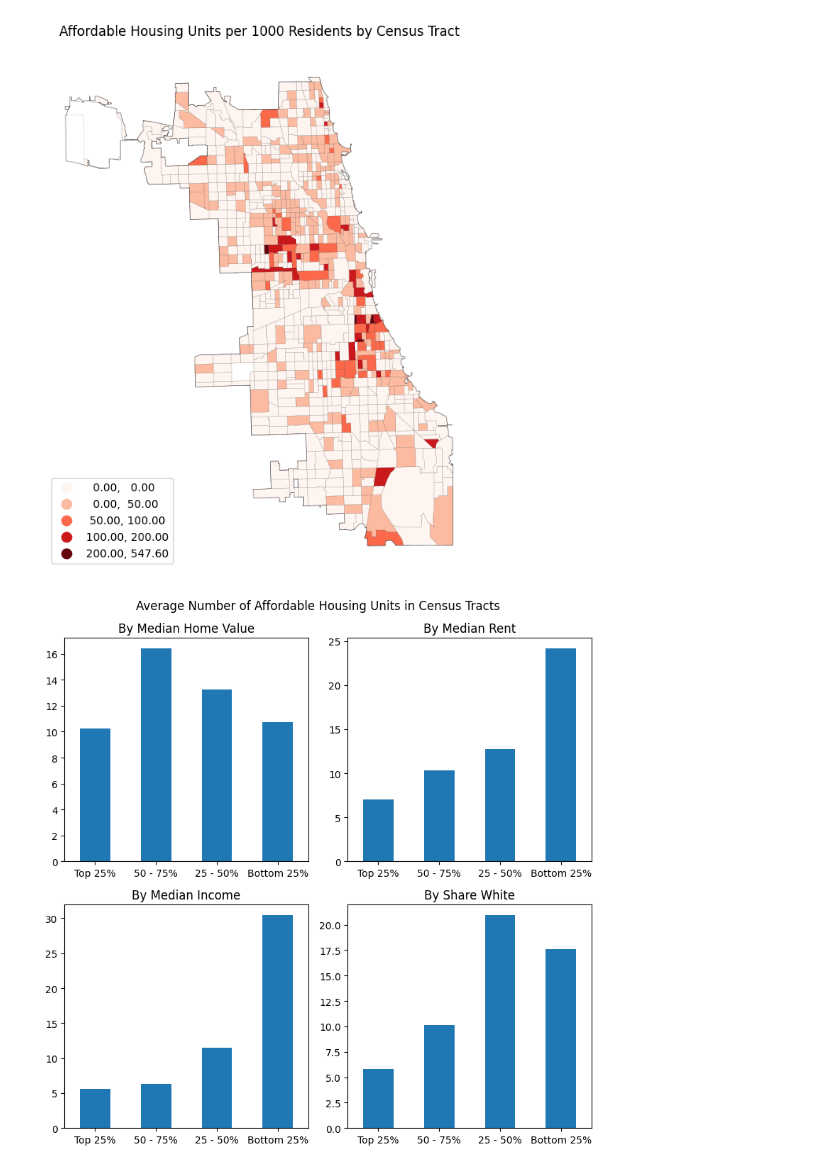
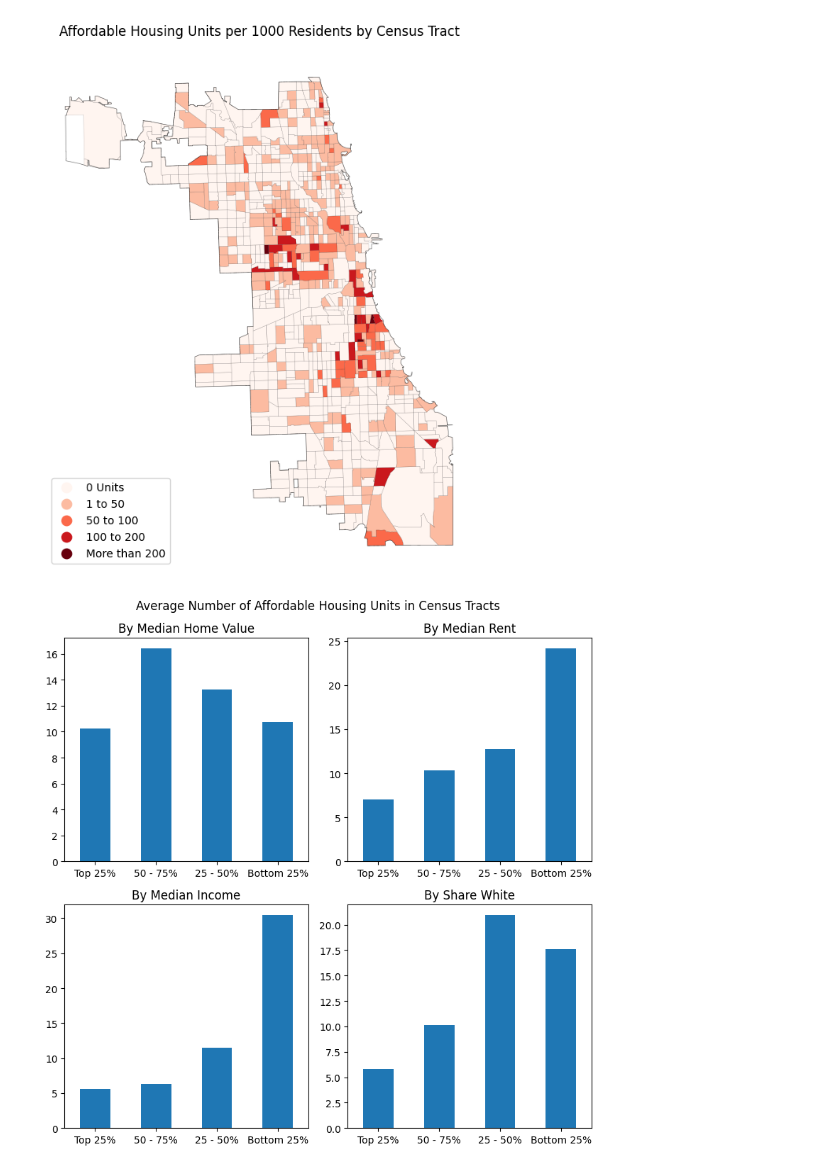
Before and after one commit to thedavidhackett/affordable_housing, a Jupyter notebook: data_exploration.ipynb, the cells around one changed output. Drawn from its saved outputs; the diff is of its cells as text; code cells hidden in the pictures.

```diff
--- a/data_exploration.ipynb
+++ b/data_exploration.ipynb
@@ -9,30 +9,29 @@ GLOBAL_CRS = 'EPSG:3435'
 gdf = gpd.read_file('data/housing_by_tract.geojson').to_crs(GLOBAL_CRS)
 border = gpd.read_file('data/City_Boundary_20250427.geojson').to_crs(GLOBAL_CRS)
 # %%
-#fig, axes = plt.subplots(1,2, figsize=(10,8))
-
-
+gdf.affordable_units_per_1000 = gdf.affordable_units_per_1000.fillna(0)
 
 ax = gdf.plot(
     'affordable_units_per_1000',
     figsize=(7,10),
     cmap='Reds',
     scheme='userdefined',
     classification_kwds={'bins': [0, 50, 100, 200]},
     legend=True,
-    legend_kwds={'loc': 3}
+    legend_kwds={'loc': 3, 'labels': ['0 Units', '1 to 50', '50 to 100', '100 to 200', 'More than 200']},
 )
 
 gdf.boundary.plot(ax=ax, lw=0.25, color='black', alpha=.25)
 
 border.boundary.plot(ax=ax, lw=0.5, color='black', alpha=.5)
 
+
 ax.set_title('Affordable Housing Units per 1000 Residents by Census Tract')
 ax.set_axis_off()
 
 plt.savefig('figures/housing_choropleth_map.png')
 # %% [output]
-[figure, old version]
+[figure, new version]
 # %%
 gdf['home_value_quartile'] = pd.qcut(gdf.median_home_value, q=4, labels=False) + 1
 gdf['rent_quartile'] = pd.qcut(gdf.median_rent, q=4, labels=False) + 1
```
Also changed, not shown: 2 other files.
